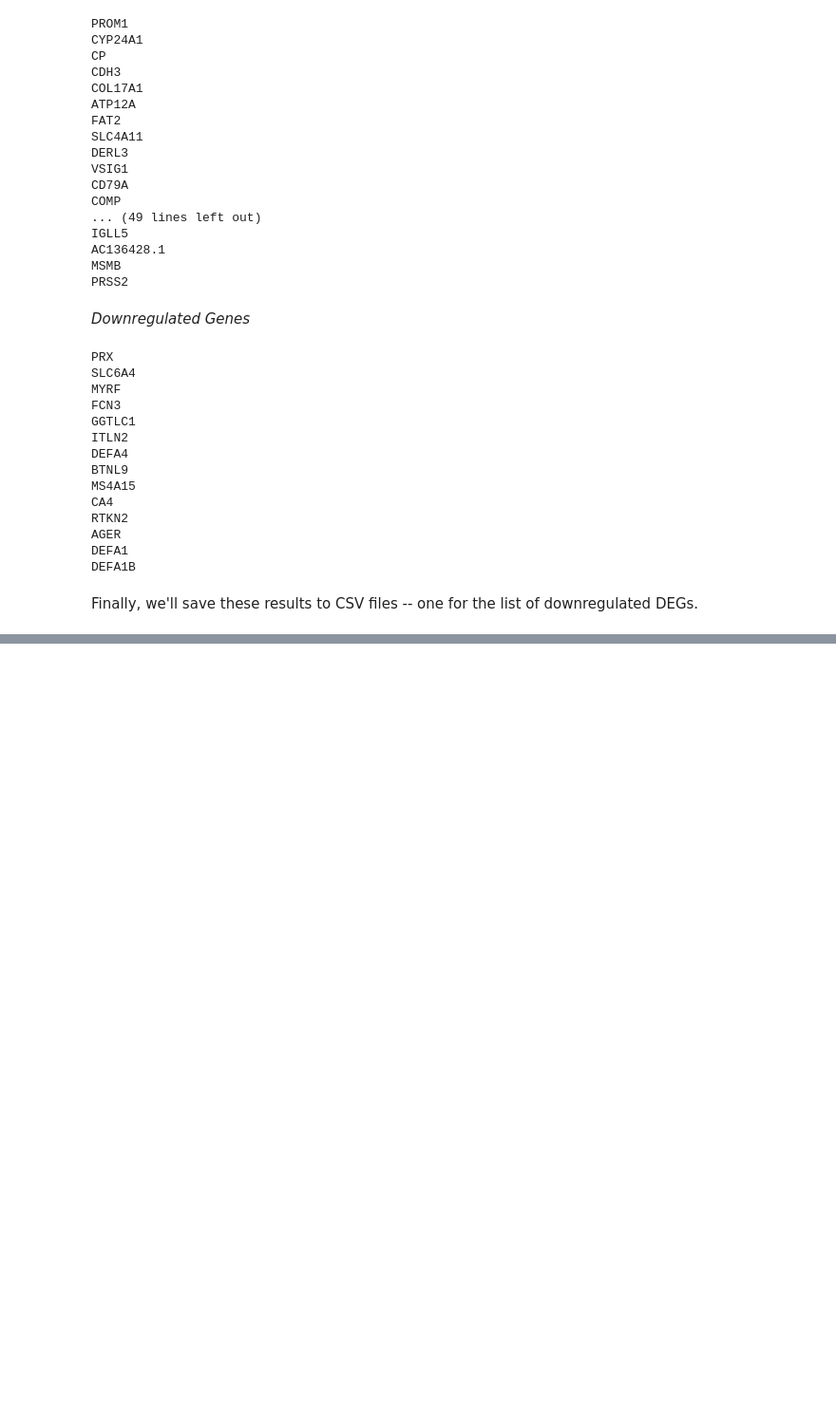
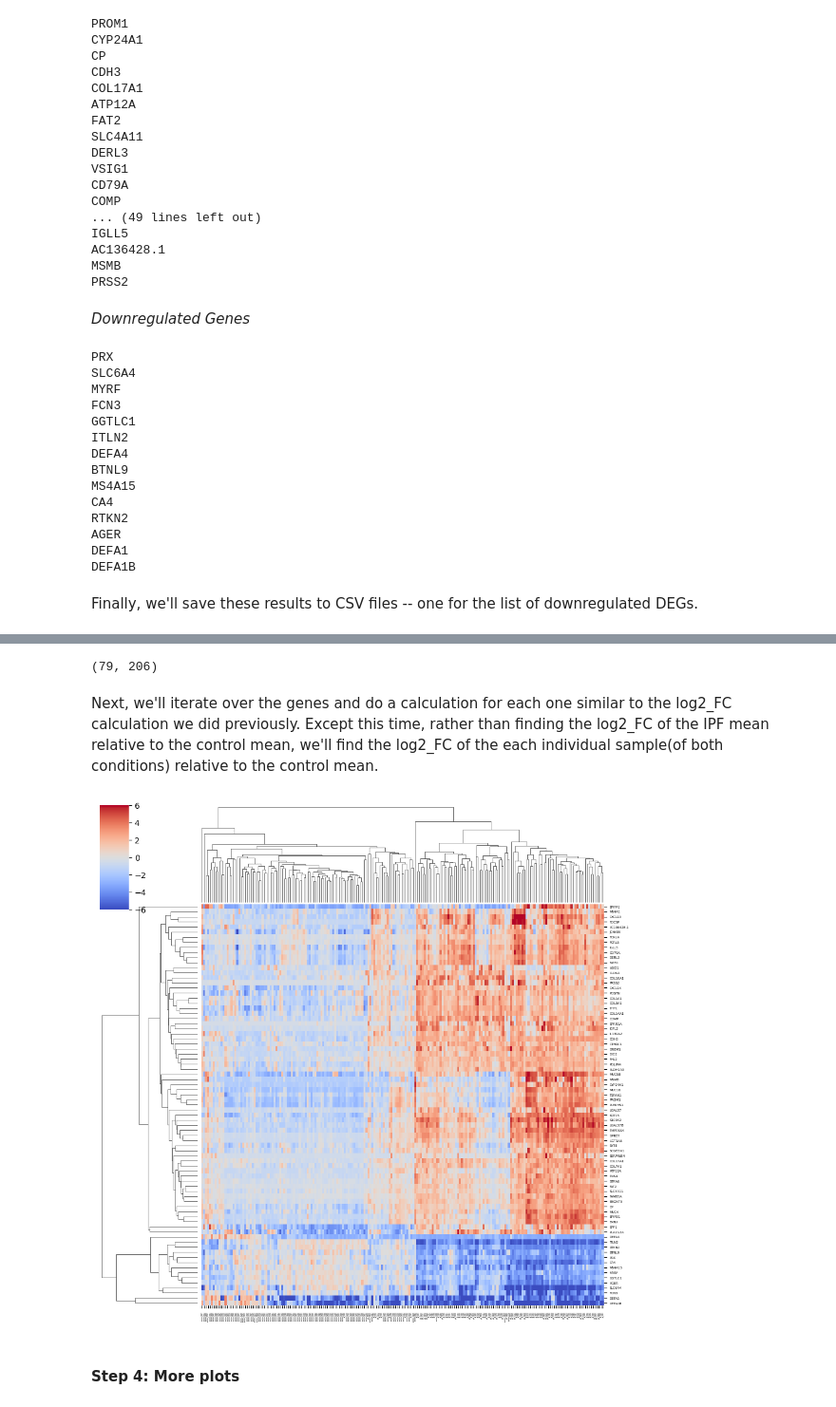
Before and after one commit to mohima-mimino11/transcriptomics-project, a Jupyter notebook: dge_analysis.ipynb, the cells around one changed output, grey strips where cells are left out. Shown at 95% size. Saved outputs shown, nothing was run; the diff lists cells and outputs as text; code cells hidden in the pictures; blank space fills up the shorter version.

Commit message:
heatmap of all genes log2_FC of each individual sample (of both conditions) relative to the control mean added

```diff
--- a/dge_analysis.ipynb
+++ b/dge_analysis.ipynb
@@ -369,0 +376,27 @@ with open(outputFile, mode = 'w', newline='') as file:
+# %%
+sig_data_log2fc = np.zeros_like(sig_data)
+print(sig_data.shape)
+# %% [output]
+(79, 206)
+# %% [markdown]
+Next, we'll iterate over the genes and do a calculation for each one similar to the log2_FC calculation we did previously. Except this time, rather than finding the log2_FC of the IPF mean relative to the control mean, we'll find the log2_FC of the each individual sample(of both conditions) relative to the control mean.
+# %%
+epsilon = 1   # small constant to avoid division by zero
+
+for i in range(len(sig_genes)):
+  controlMean = np.mean(sig_data[i, labels == "control"])
+
+  sig_data_log2fc[i, :] = np.log2((sig_data[i, :]+epsilon)/ (controlMean + epsilon))
+# %%
+sns_plot = sns.clustermap(sig_data_log2fc, xticklabels = samples, yticklabels = sig_genes, cmap = "coolwarm", vmin = -6 , vmax = 6)
+
+sns_plot.ax_heatmap.set_xticklabels(sns_plot.ax_heatmap.get_xmajorticklabels(), fontsize = 2)
+sns_plot.ax_heatmap.set_yticklabels(sns_plot.ax_heatmap.get_ymajorticklabels(), fontsize = 4)
+
+sns_plot.savefig("./output/heatmap.pdf")
+
+plt.show()
+# %% [output]
+[figure, added]
+# %% [markdown]
+#### Step 4: More plots
```
Also changed, not shown: parts of 2 cells of this notebook, 1 other file.
